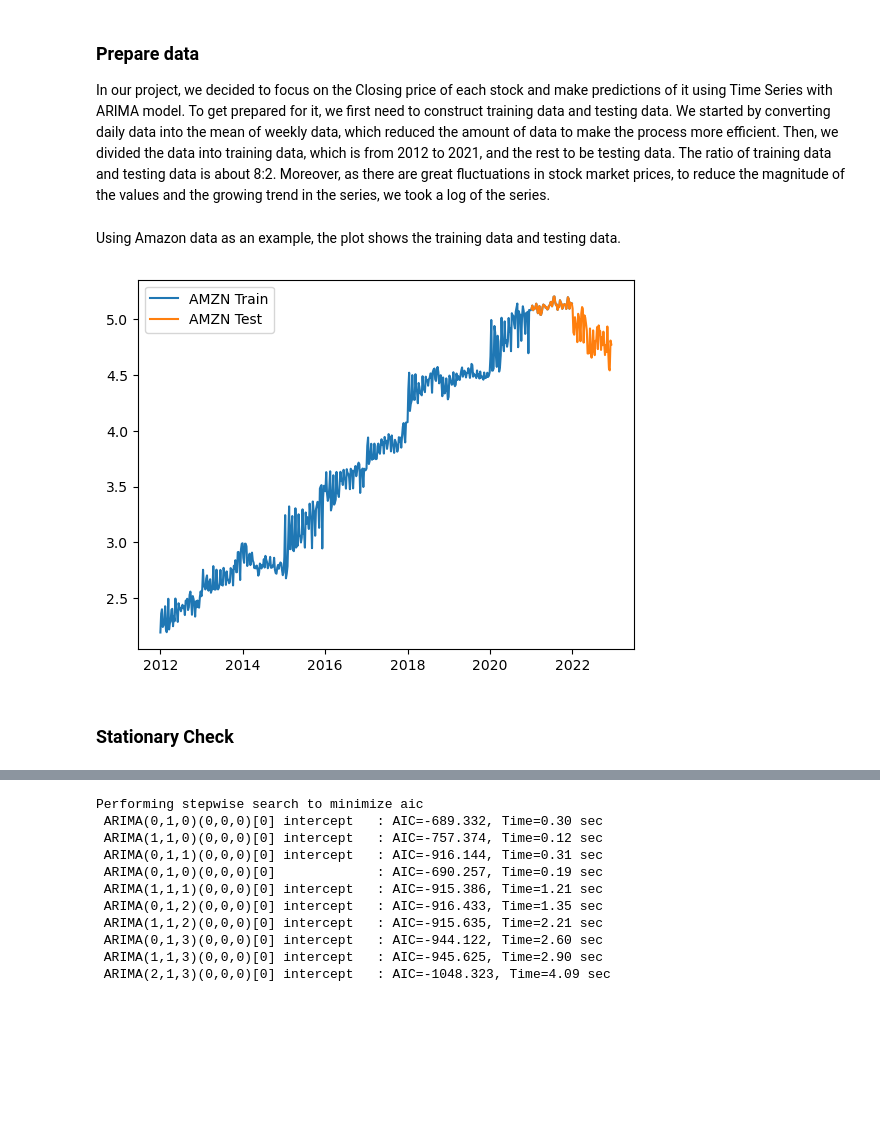
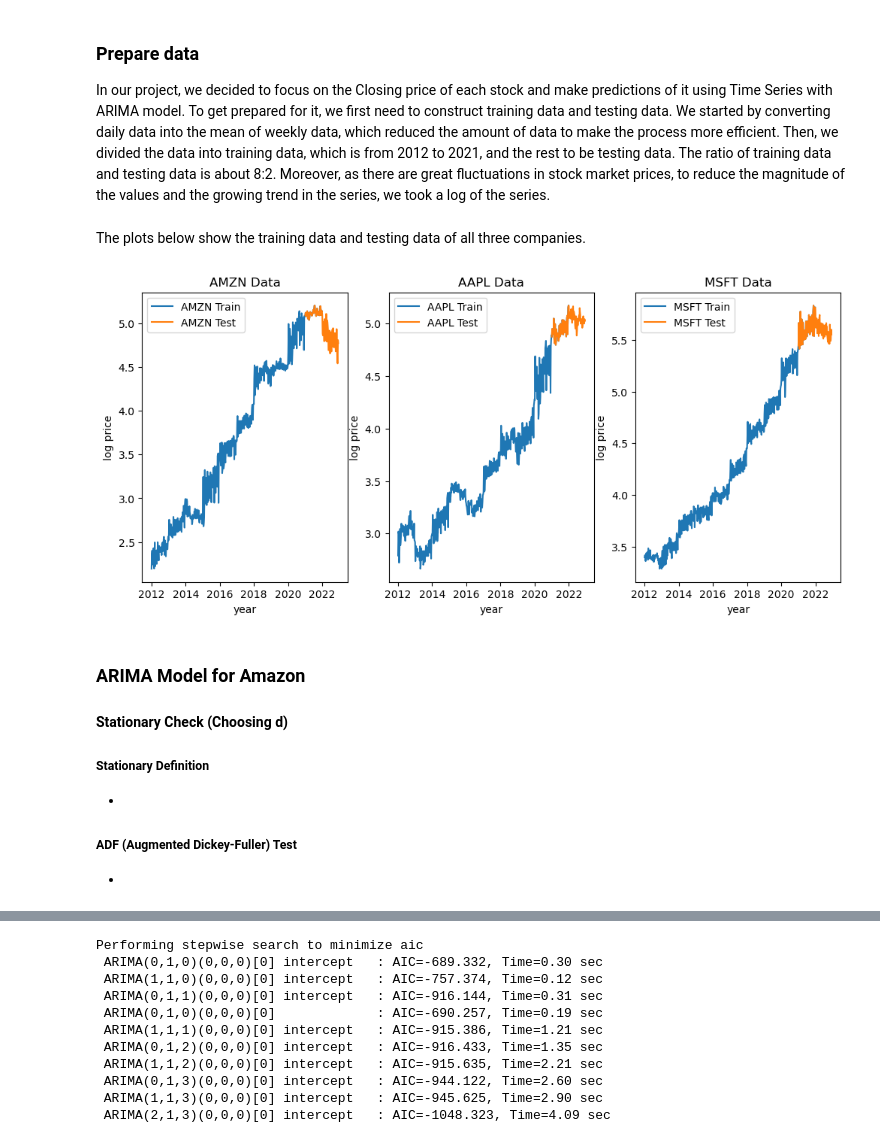
Before and after one commit to eahn01/Stock-Market-Analysis-ahn-liu-econ323, a Jupyter notebook: analysis.ipynb, the cells around one changed output, grey strips where cells are left out. Cells and saved outputs as stored; diff of their text form; code cells hidden in the pictures; blank space fills up the shorter version.

```diff
--- a/analysis.ipynb
+++ b/analysis.ipynb
@@ -398,13 +398,29 @@ aapl_test=np.log(aapl_week['2021':])
 msft_train=np.log(msft_week['2012':'2021'])
 msft_test=np.log(msft_week['2021':])
 # %% [markdown]
-Using Amazon data as an example, the plot shows the training data and testing data.
+The plots below show the training data and testing data of all three companies.
 # %%
-plt.plot(amzn_train, label='AMZN Train')
-plt.plot(amzn_test, label='AMZN Test')
-plt.legend()
+fig, ax = plt.subplots(1,3,figsize=(12,5))
+ax[0].plot(amzn_train, label='AMZN Train')
+ax[0].plot(amzn_test, label='AMZN Test')
+ax[0].set_title('AMZN Data')
+ax[1].plot(aapl_train, label='AAPL Train')
+ax[1].plot(aapl_test, label='AAPL Test')
+ax[1].set_title('AAPL Data')
+ax[2].plot(msft_train, label='MSFT Train')
+ax[2].plot(msft_test, label='MSFT Test')
+ax[2].set_title('MSFT Data')
+for i in range (0,3):
+    ax[i].set_xlabel('year')
+    ax[i].set_ylabel('log price')
+    ax[i].legend()
 plt.show()
 # %% [output]
-[figure, old version]
+[figure, new version]
 # %% [markdown]
-### Stationary Check
+### ARIMA Model for Amazon
+#### Stationary Check (Choosing d)
+##### Stationary Definition
+*
+##### ADF (Augmented Dickey-Fuller) Test
+*
```
Also changed, not shown: parts of 40 cells of this notebook.
